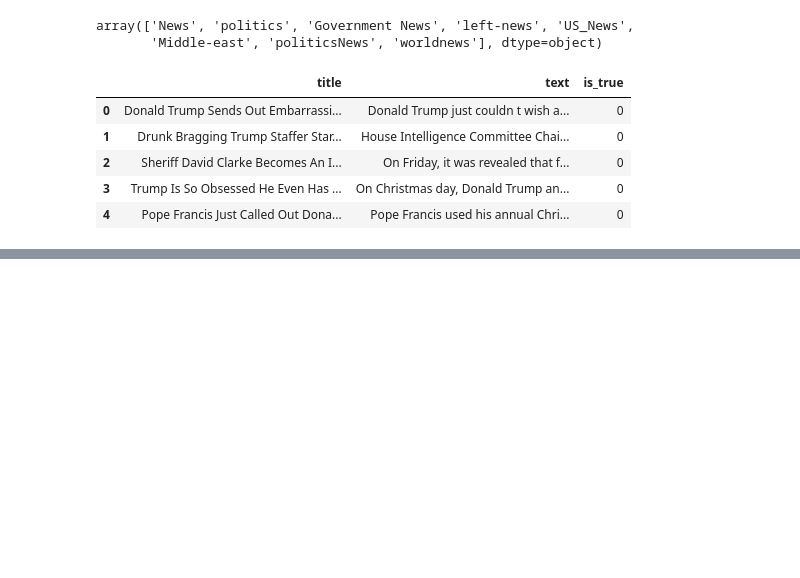
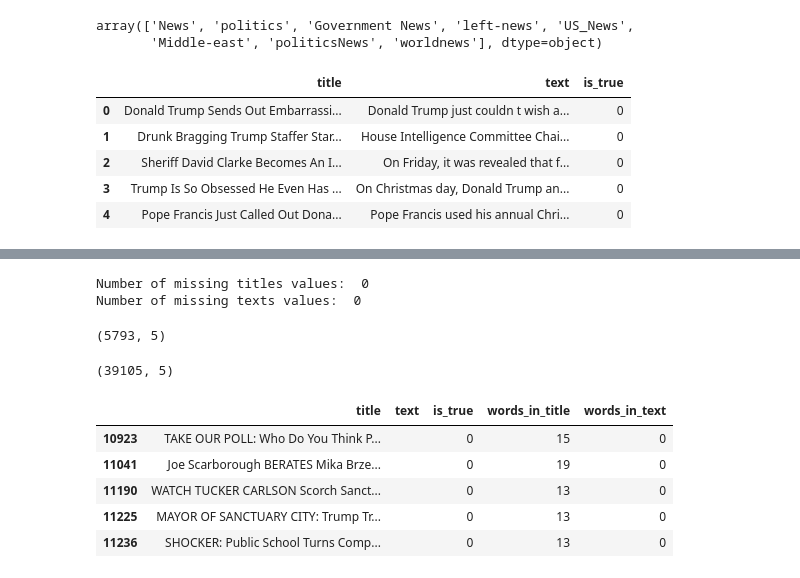
Before and after one commit to NoxFort1/fake-news-detector, a Jupyter notebook: notebooks/01_data_exploration.ipynb, the cells around one changed output, grey strips where cells are left out. Drawn from its saved outputs; the diff is of its cells as text; code cells hidden in the pictures; blank space fills up the shorter version.

```diff
--- a/notebooks/01_data_exploration.ipynb
+++ b/notebooks/01_data_exploration.ipynb
@@ -88,3 +88,29 @@ df.head()
 | 2 | Sheriff David Clarke Becomes An I... | On Friday, it was revealed that f... | 0 | 15 | 592 |
 | 3 | Trump Is So Obsessed He Even Has ... | On Christmas day, Donald Trump an... | 0 | 14 | 456 |
 | 4 | Pope Francis Just Called Out Dona... | Pope Francis used his annual Chri... | 0 | 11 | 420 |
+# %%
+print('Number of missing titles values: ', df['title'].isna().sum())
+print('Number of missing texts values: ', df['text'].isna().sum())
+# %% [output]
+Number of missing titles values:  0
+Number of missing texts values:  0
+# %%
+duplicate = df[df.duplicated(subset = ['title', 'text'])]
+duplicate.shape
+# %% [output]
+(5793, 5)
+# %%
+df.drop_duplicates(subset = ['title', 'text'], inplace = True)
+df.shape
+# %% [output]
+(39105, 5)
+# %%
+empty_articles = df[df['words_in_text'] == 0]
+empty_articles.head()
+# %% [output]
+|  | title | text | is_true | words_in_title | words_in_text |
+| 10923 | TAKE OUR POLL: Who Do You Think P... |  | 0 | 15 | 0 |
+| 11041 | Joe Scarborough BERATES Mika Brze... |  | 0 | 19 | 0 |
+| 11190 | WATCH TUCKER CARLSON Scorch Sanct... |  | 0 | 13 | 0 |
+| 11225 | MAYOR OF SANCTUARY CITY: Trump Tr... |  | 0 | 13 | 0 |
+| 11236 | SHOCKER: Public School Turns Comp... |  | 0 | 13 | 0 |
```
Also changed, not shown: parts of 6 cells of this notebook.
